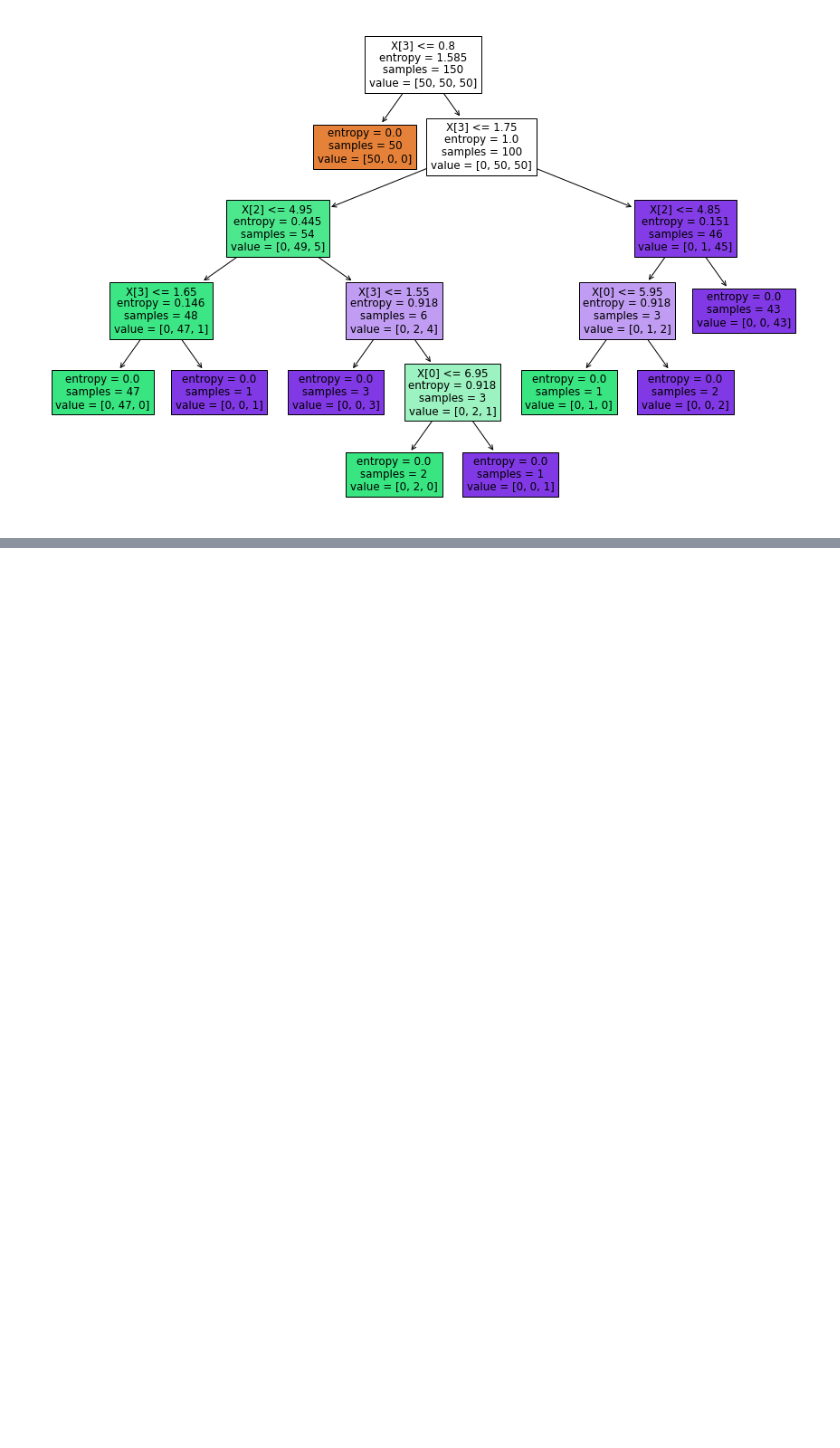
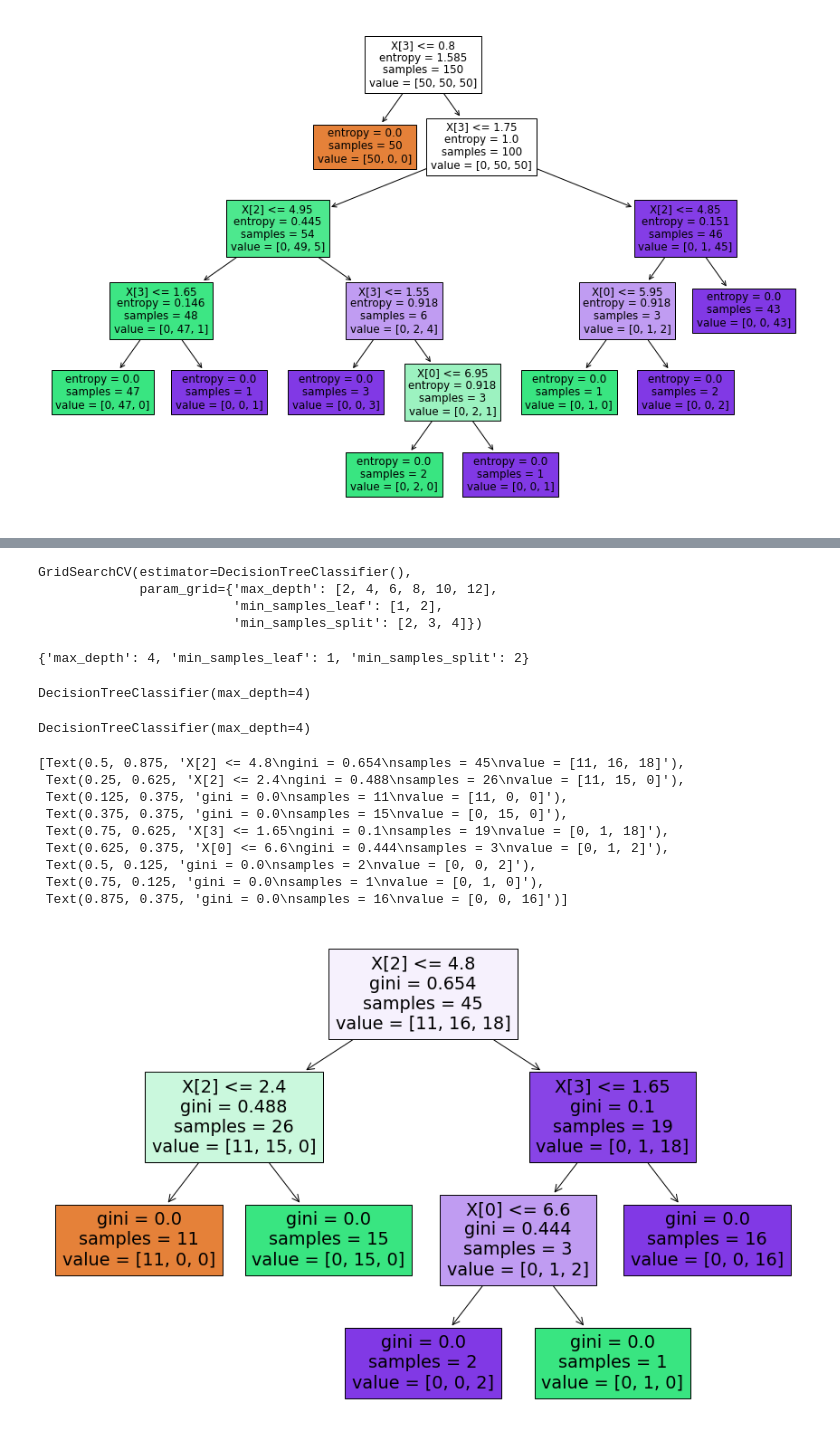
Before and after one commit to FazlullahBokhari/Machine-Learning, a Jupyter notebook: Decision Tree.ipynb, the cells around one changed output, grey strips where cells are left out. Saved outputs shown, nothing was run; the diff lists cells and outputs as text; code cells hidden in the pictures; blank space fills up the shorter version.

```diff
--- a/Decision Tree.ipynb
+++ b/Decision Tree.ipynb
@@ -95,0 +146,44 @@ tree.plot_tree(classifier,filled=True)
+# %%
+## pre orunning with gridsearchCV and cross valscore
+# Decision tree regressor
+from sklearn.model_selection import GridSearchCV,train_test_split
+X_train,X_test,y_train,y_test = train_test_split(X,y,test_size=0.3)
+
+param = {'max_depth':[2,4,6,8,10,12],
+        'min_samples_split':[2,3,4],
+        'min_samples_leaf':[1,2]}
+clf = tree.DecisionTreeClassifier()
+gcv = GridSearchCV(estimator=clf,param_grid=param)
+gcv.fit(X_train,y_train)
+# %% [output]
+GridSearchCV(estimator=DecisionTreeClassifier(),
+             param_grid={'max_depth': [2, 4, 6, 8, 10, 12],
+                         'min_samples_leaf': [1, 2],
+                         'min_samples_split': [2, 3, 4]})
+# %%
+gcv.best_params_
+# %% [output]
+{'max_depth': 4, 'min_samples_leaf': 1, 'min_samples_split': 2}
+# %%
+classifier = DecisionTreeClassifier(criterion='gini',max_depth=4,min_samples_split=2,min_samples_leaf=1) # post pournning
+classifier
+# %% [output]
+DecisionTreeClassifier(max_depth=4)
+# %%
+classifier.fit(X_test,y_test)
+# %% [output]
+DecisionTreeClassifier(max_depth=4)
+# %%
+plt.figure(figsize=(15,10))
+tree.plot_tree(classifier,filled=True)
+# %% [output]
+[Text(0.5, 0.875, 'X[2] <= 4.8\ngini = 0.654\nsamples = 45\nvalue = [11, 16, 18]'),
+ Text(0.25, 0.625, 'X[2] <= 2.4\ngini = 0.488\nsamples = 26\nvalue = [11, 15, 0]'),
+ Text(0.125, 0.375, 'gini = 0.0\nsamples = 11\nvalue = [11, 0, 0]'),
+ Text(0.375, 0.375, 'gini = 0.0\nsamples = 15\nvalue = [0, 15, 0]'),
+ Text(0.75, 0.625, 'X[3] <= 1.65\ngini = 0.1\nsamples = 19\nvalue = [0, 1, 18]'),
+ Text(0.625, 0.375, 'X[0] <= 6.6\ngini = 0.444\nsamples = 3\nvalue = [0, 1, 2]'),
+ Text(0.5, 0.125, 'gini = 0.0\nsamples = 2\nvalue = [0, 0, 2]'),
+ Text(0.75, 0.125, 'gini = 0.0\nsamples = 1\nvalue = [0, 1, 0]'),
+ Text(0.875, 0.375, 'gini = 0.0\nsamples = 16\nvalue = [0, 0, 16]')]
+[figure, added]
```
Also changed, not shown: parts of 6 cells of this notebook.
